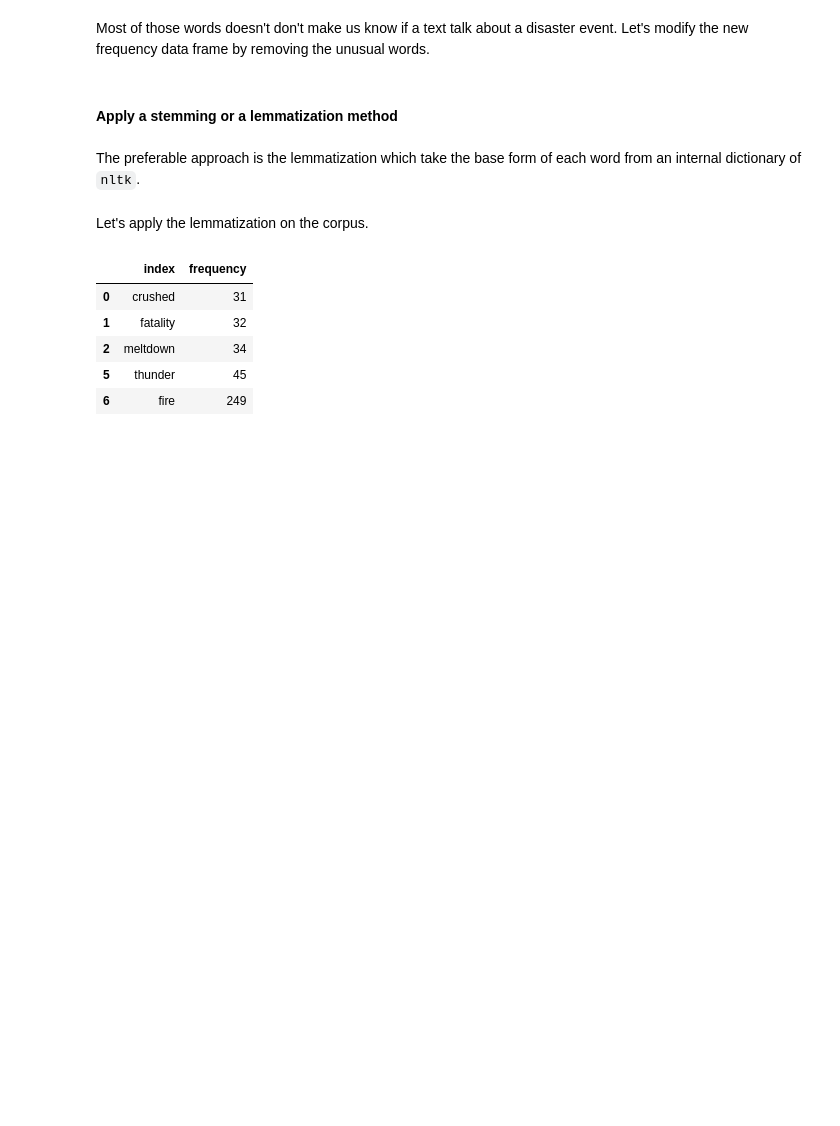
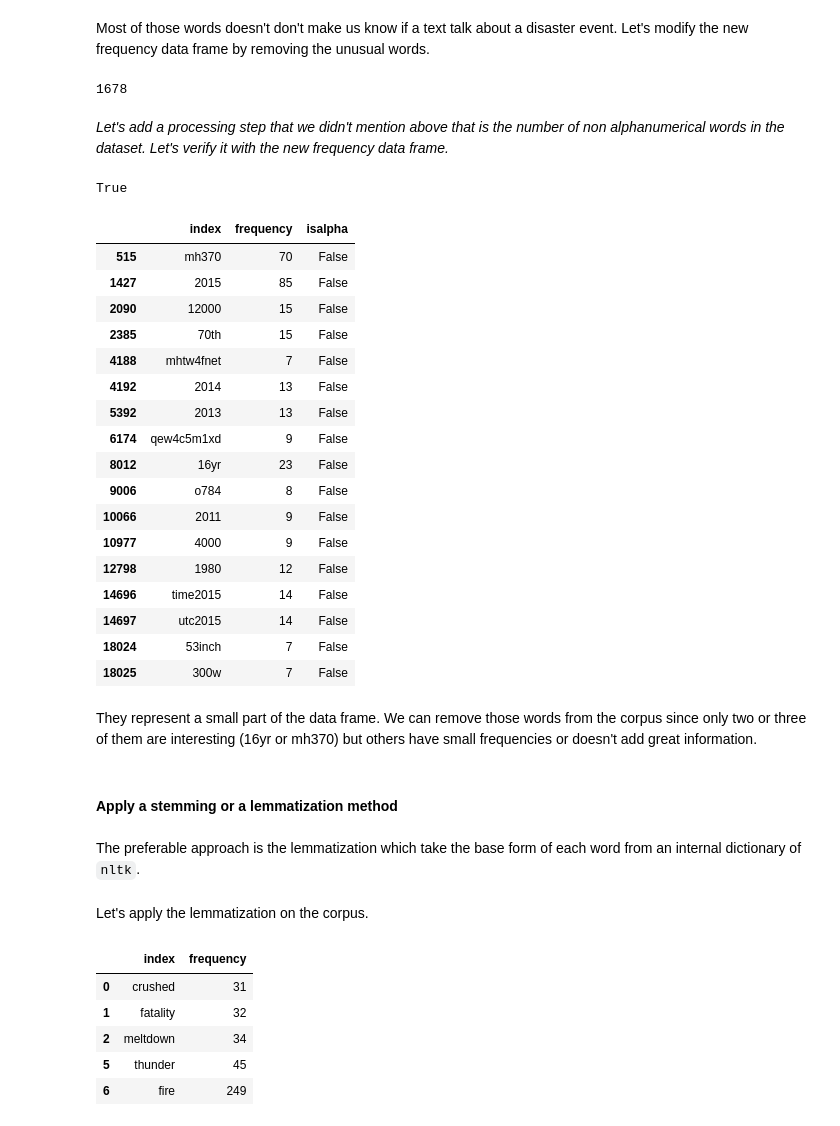
Before and after one commit to Oumar199/nlp_programs_exercises, a Jupyter notebook: kaggle_tweet_competition_eda_preprocessing.ipynb, the cells around one changed output. Saved outputs shown, nothing was run; the diff lists cells and outputs as text; code cells hidden in the pictures; blank space fills up the shorter version.

Commit message:
remove alphanumeric

```diff
--- a/kaggle_tweet_competition_eda_preprocessing.ipynb
+++ b/kaggle_tweet_competition_eda_preprocessing.ipynb
@@ -714,18 +720,22 @@ new_texts[:70]
 # %% [markdown]
 Some documents doesn't contains anything, so we can delete them (we can add it to the previous function).
 # %%
-def pre_transformation(texts, stop_words: list, regexp:str = r"\w+"):
+def pre_transformation(texts, stop_words: list, regexp:str = r"\w+", only_alpha: bool = True):
     tokenizer = RegexpTokenizer(regexp)
 
     tokens = []
     for text in tqdm(texts):
-        doc_tokens = text_transformation(text, tokenizer, stop_words)
+        if only_alpha:
+            doc_tokens = text_transformation_alpha(text, tokenizer, stop_words)
+        else:
+            doc_tokens = text_transformation(text, tokenizer, stop_words)
+
         if doc_tokens:
-            tokens.append(text_transformation(text, tokenizer, stop_words))
+            tokens.append(doc_tokens)
 
     return tokens
 # %%
-new_texts = pre_transformation(texts, en_stopwords)
+new_texts = pre_transformation(texts, en_stopwords, only_alpha=False)
 # %% [markdown]
 Let's print some tokens again.
 # %%
@@ -966,7 +976,45 @@ unusual_words.sample(100)
 # %% [markdown]
 Most of those words doesn't don't make us know if a text talk about a disaster event. Let's modify the new frequency data frame by removing the unusual words.
 # %%
-new_frequency = frequency.loc[~frequency['index'].isin(unusual_words['index'].to_list()), :]
+new_frequency = new_frequency.loc[~new_frequency['index'].isin(unusual_words['index'].to_list()), :]
 # %%
 # save the unusual non unique frequencies
 unusual_words.to_csv("nlp_project/data/data_+/unusual_nonun_words.csv", index=False)
+# %%
+new_frequency.shape[0]
+# %% [output]
+1678
+# %% [markdown]
+*Let's add a processing step that we didn't mention above that is the number of non alphanumerical words in the dataset. Let's verify it with the new frequency data frame.*
+# %%
+"d".isalpha()
+# %% [output]
+True
+# %%
+# add new column which will make us counting the number of non alphanumerical words
+new_frequency2 = new_frequency.copy()
+
+new_frequency2['isalpha'] = new_frequency['index'].map(lambda x: x.isalpha())
+# %%
+new_frequency2[new_frequency2['isalpha'] == False]
+# %% [output]
+|  | index | frequency | isalpha |
+| 515 | mh370 | 70 | False |
+| 1427 | 2015 | 85 | False |
+| 2090 | 12000 | 15 | False |
+| 2385 | 70th | 15 | False |
+| 4188 | mhtw4fnet | 7 | False |
+| 4192 | 2014 | 13 | False |
+| 5392 | 2013 | 13 | False |
+| 6174 | qew4c5m1xd | 9 | False |
+| 8012 | 16yr | 23 | False |
+| 9006 | o784 | 8 | False |
+| 10066 | 2011 | 9 | False |
+| 10977 | 4000 | 9 | False |
+| 12798 | 1980 | 12 | False |
+| 14696 | time2015 | 14 | False |
+| 14697 | utc2015 | 14 | False |
+| 18024 | 53inch | 7 | False |
+| 18025 | 300w | 7 | False |
+# %% [markdown]
+They represent a small part of the data frame. We can remove those words from the corpus since only two or three of them are interesting (16yr or mh370) but others have small frequencies or doesn't add great information.
```
Also changed, not shown: parts of 10 cells of this notebook, 1 other file.
